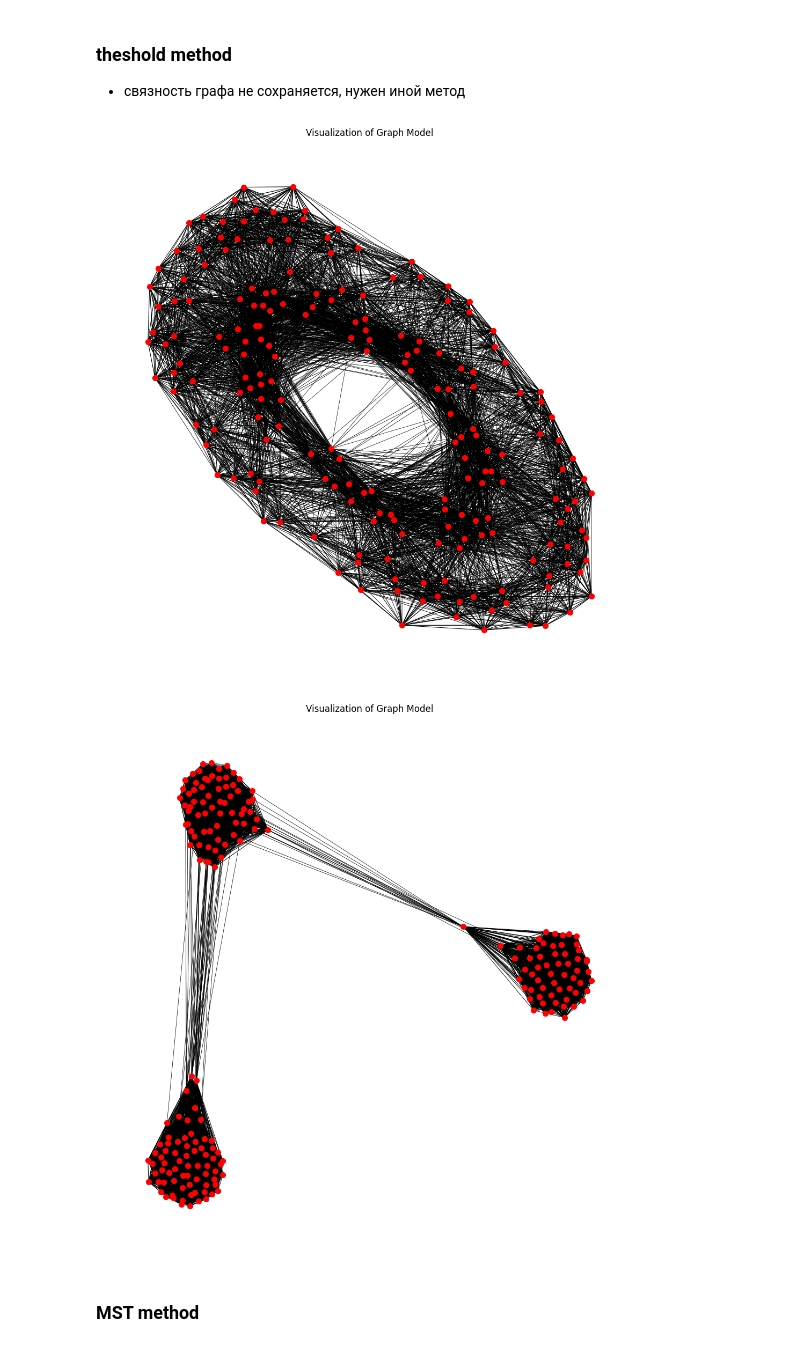
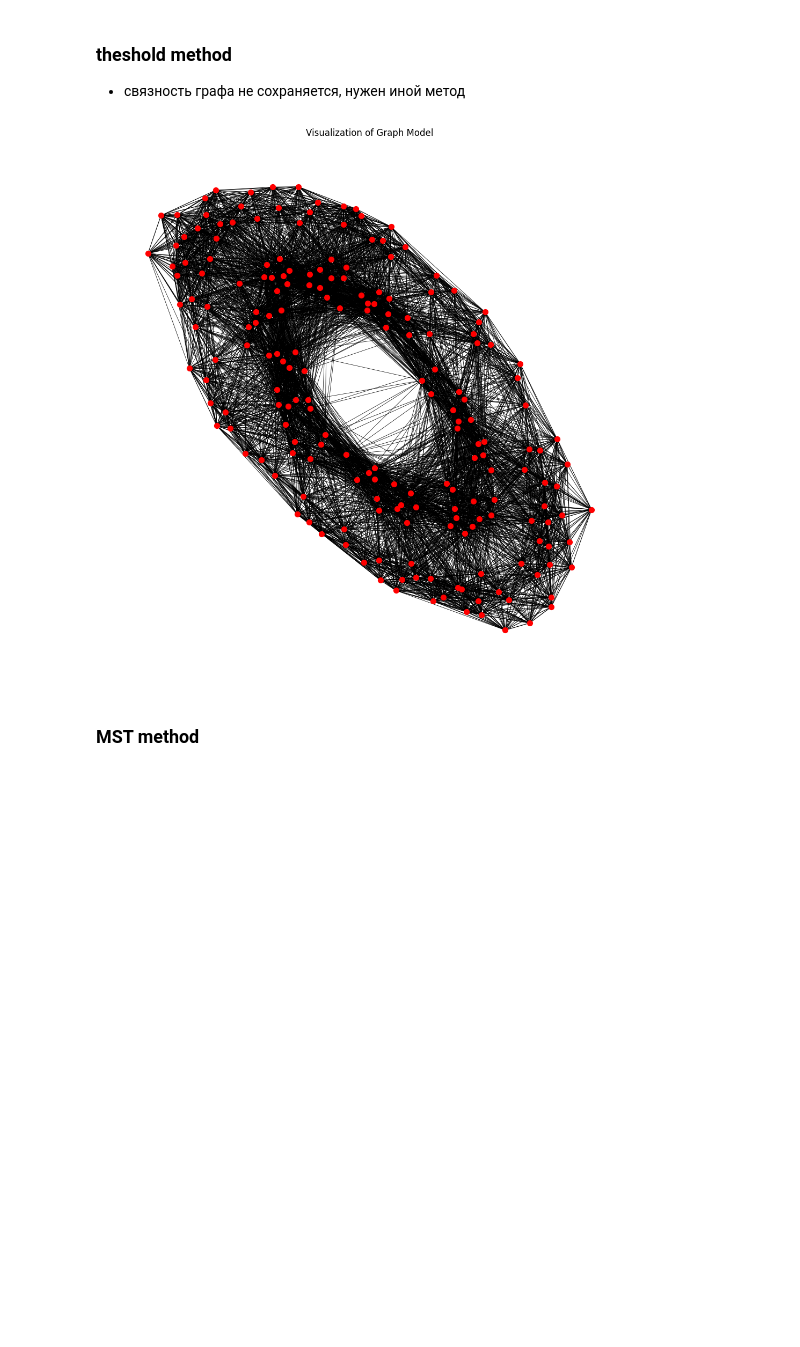
Before and after one commit to DanKolganov/Cluster_analisys, a Jupyter notebook: main.ipynb, the cells around one changed output. Saved outputs shown, nothing was run; the diff lists cells and outputs as text; code cells hidden in the pictures; blank space fills up the shorter version.

```diff
--- a/main.ipynb
+++ b/main.ipynb
@@ -95,10 +90,8 @@ def theshold_method(similar_matrix, tau_in=0.8):
     return GraphModel
 # %%
 Thes_GM = theshold_method(similar_matrix_X, 0.5)
-Thes_GM_Y = theshold_method(similar_matrix_Y, 0.5)
 # %% [output]
-[figure, old version]
+[figure, new version]
-[figure, removed]
 # %% [markdown]
 ### MST method
 # %%
```
Also changed, not shown: parts of 111 cells of this notebook.
